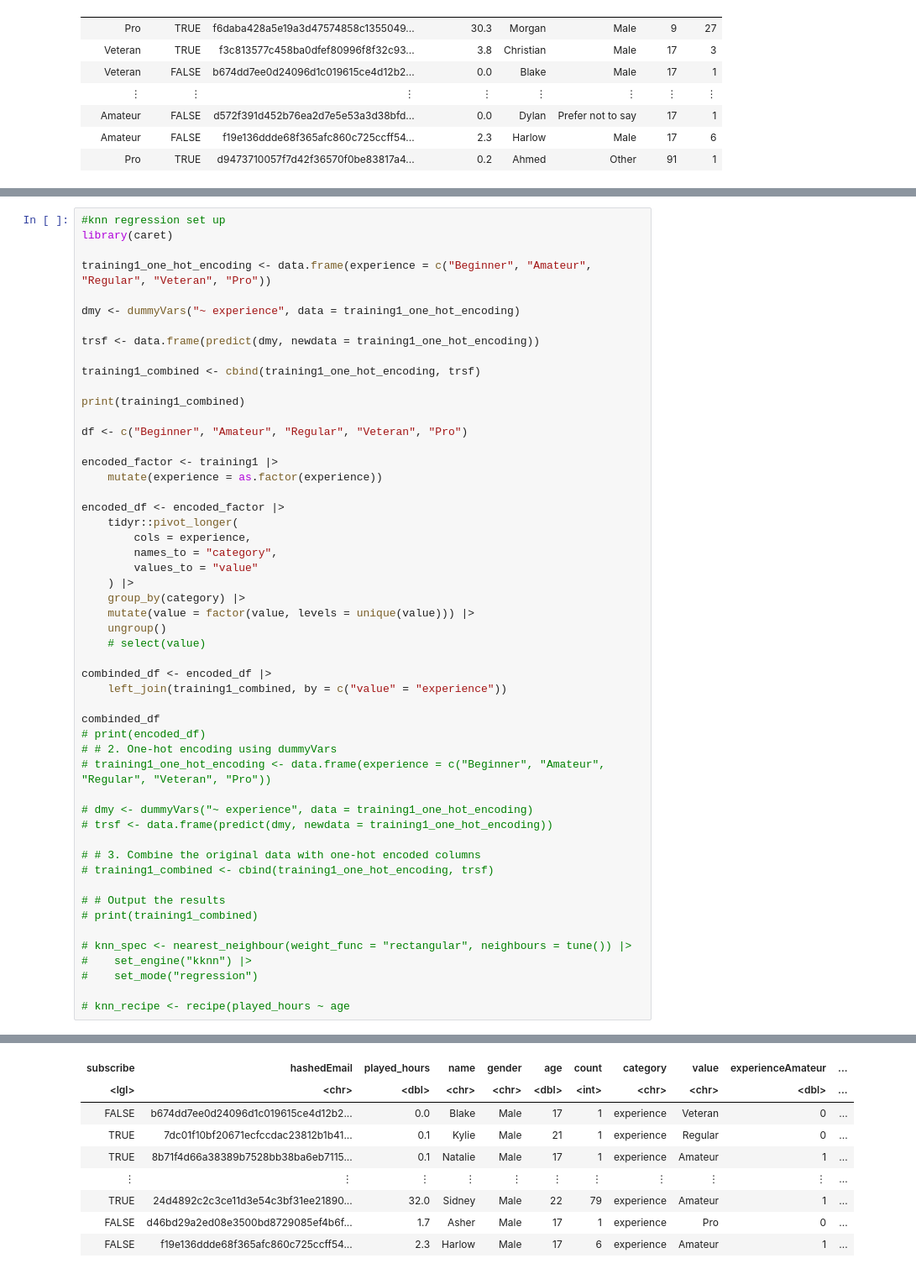
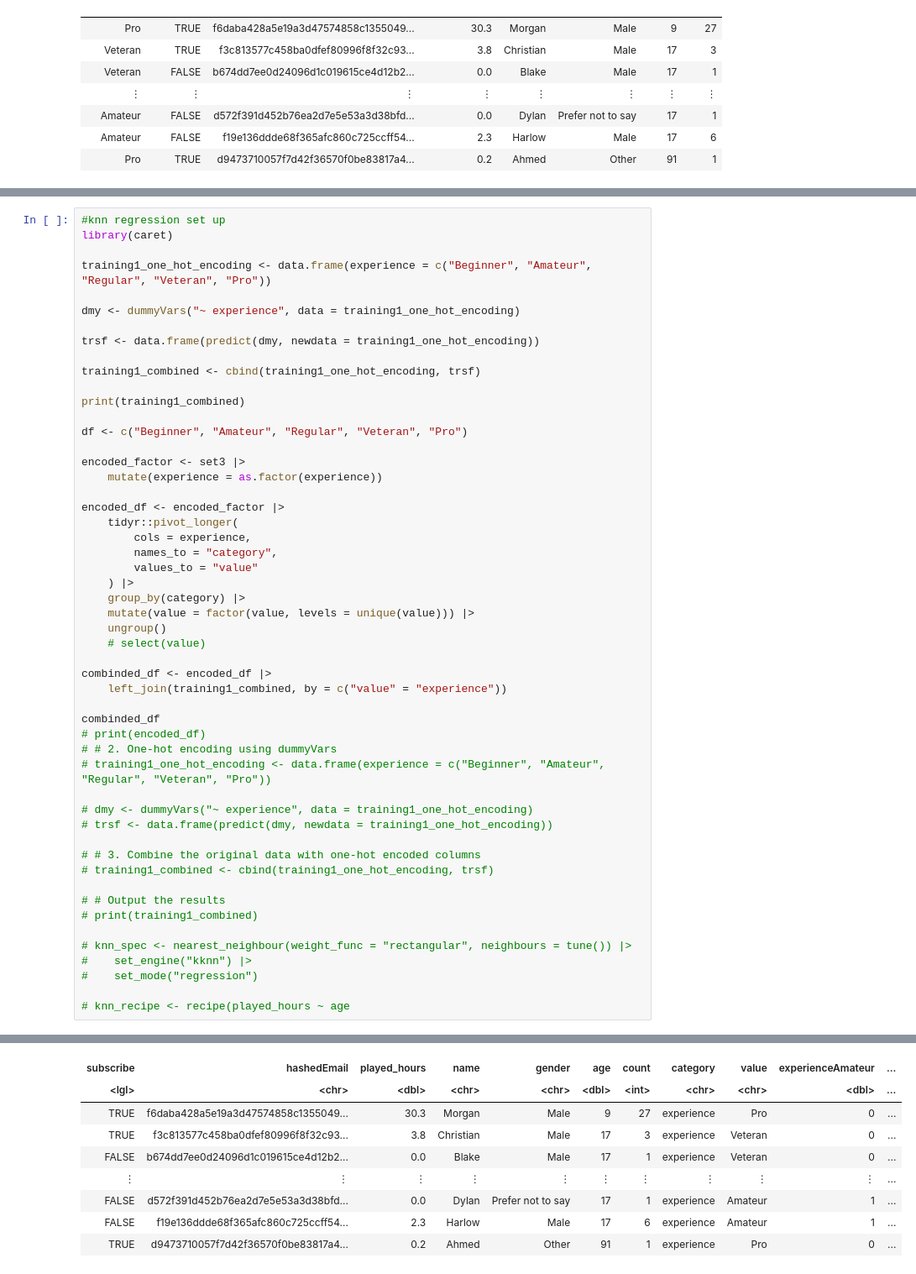
Before and after one commit to xlaure/Plaicraft_Project, a Jupyter notebook: project_final_report.ipynb, the cells around one changed output, grey strips where cells are left out. Shown: that part at 84% size. Drawn from its saved outputs; the diff is of its cells as text.

```diff
--- a/project_final_report.ipynb
+++ b/project_final_report.ipynb
@@ -213,7 +206,7 @@ print(training1_combined)
 
 df <- c("Beginner", "Amateur", "Regular", "Veteran", "Pro")
 
-encoded_factor <- training1 |>
+encoded_factor <- set3 |>
     mutate(experience = as.factor(experience))
 
 encoded_df <- encoded_factor |>
@@ -266,9 +259,9 @@ A tibble: 136 × 14
 | subscribe | hashedEmail | played_hours | name | gender | age | count | category | value | experienceAmateur | ... |
 | <lgl> | <chr> | <dbl> | <chr> | <chr> | <dbl> | <int> | <chr> | <chr> | <dbl> | ... |
+| TRUE | f6daba428a5e19a3d47574858c1355049... | 30.3 | Morgan | Male | 9 | 27 | experience | Pro | 0 | ... |
+| TRUE | f3c813577c458ba0dfef80996f8f32c93... | 3.8 | Christian | Male | 17 | 3 | experience | Veteran | 0 | ... |
 | FALSE | b674dd7ee0d24096d1c019615ce4d12b2... | 0.0 | Blake | Male | 17 | 1 | experience | Veteran | 0 | ... |
-| TRUE | 7dc01f10bf20671ecfccdac23812b1b41... | 0.1 | Kylie | Male | 21 | 1 | experience | Regular | 0 | ... |
-| TRUE | 8b71f4d66a38389b7528bb38ba6eb7115... | 0.1 | Natalie | Male | 17 | 1 | experience | Amateur | 1 | ... |
 | ⋮ | ⋮ | ⋮ | ⋮ | ⋮ | ⋮ | ⋮ | ⋮ | ⋮ | ⋮ | ... |
-| TRUE | 24d4892c2c3ce11d3e54c3bf31ee21890... | 32.0 | Sidney | Male | 22 | 79 | experience | Amateur | 1 | ... |
-| FALSE | d46bd29a2ed08e3500bd8729085ef4b6f... | 1.7 | Asher | Male | 17 | 1 | experience | Pro | 0 | ... |
+| FALSE | d572f391d452b76ea2d7e5e53a3d38bfd... | 0.0 | Dylan | Prefer not to say | 17 | 1 | experience | Amateur | 1 | ... |
 | FALSE | f19e136ddde68f365afc860c725ccff54... | 2.3 | Harlow | Male | 17 | 6 | experience | Amateur | 1 | ... |
+| TRUE | d9473710057f7d42f36570f0be83817a4... | 0.2 | Ahmed | Other | 91 | 1 | experience | Pro | 0 | ... |
```
Also changed, not shown: parts of 5 cells of this notebook.
